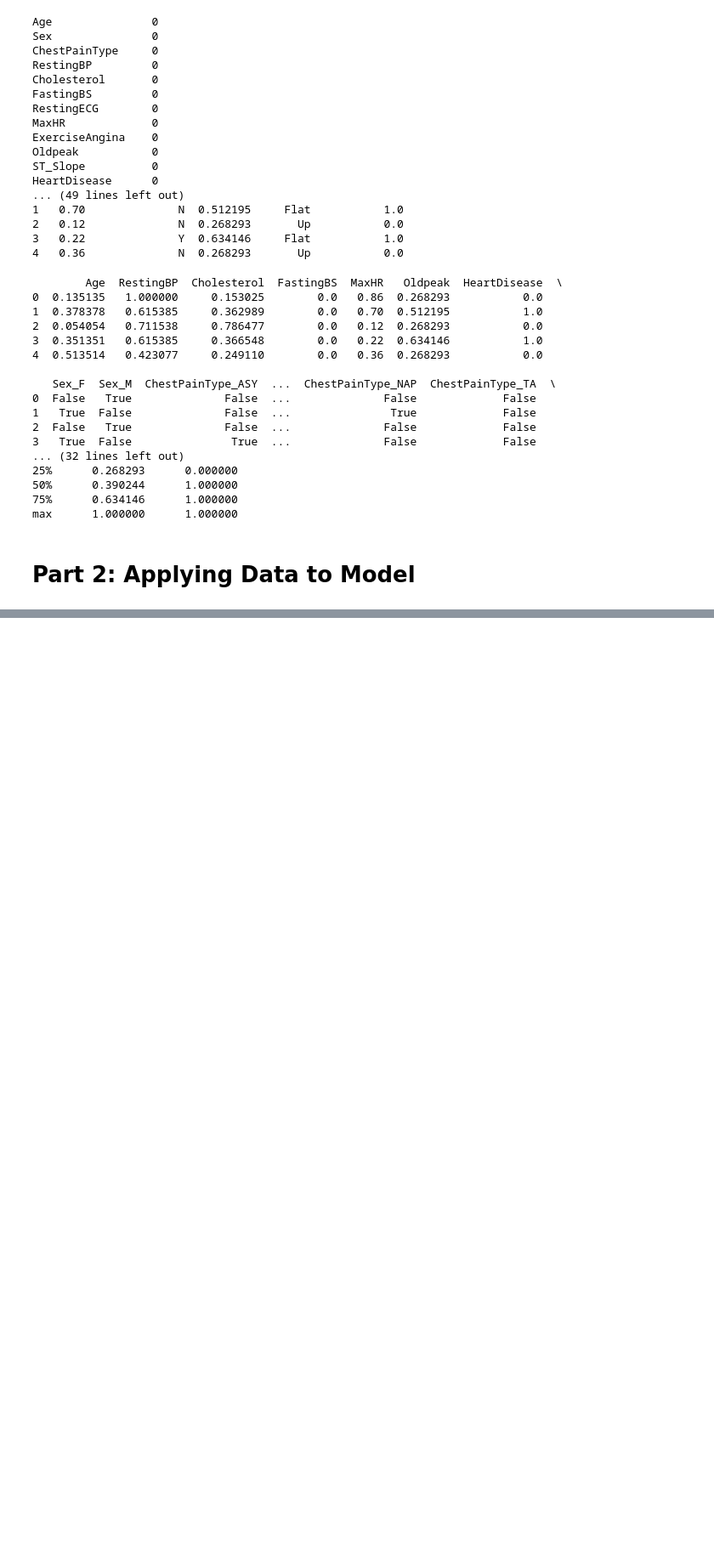
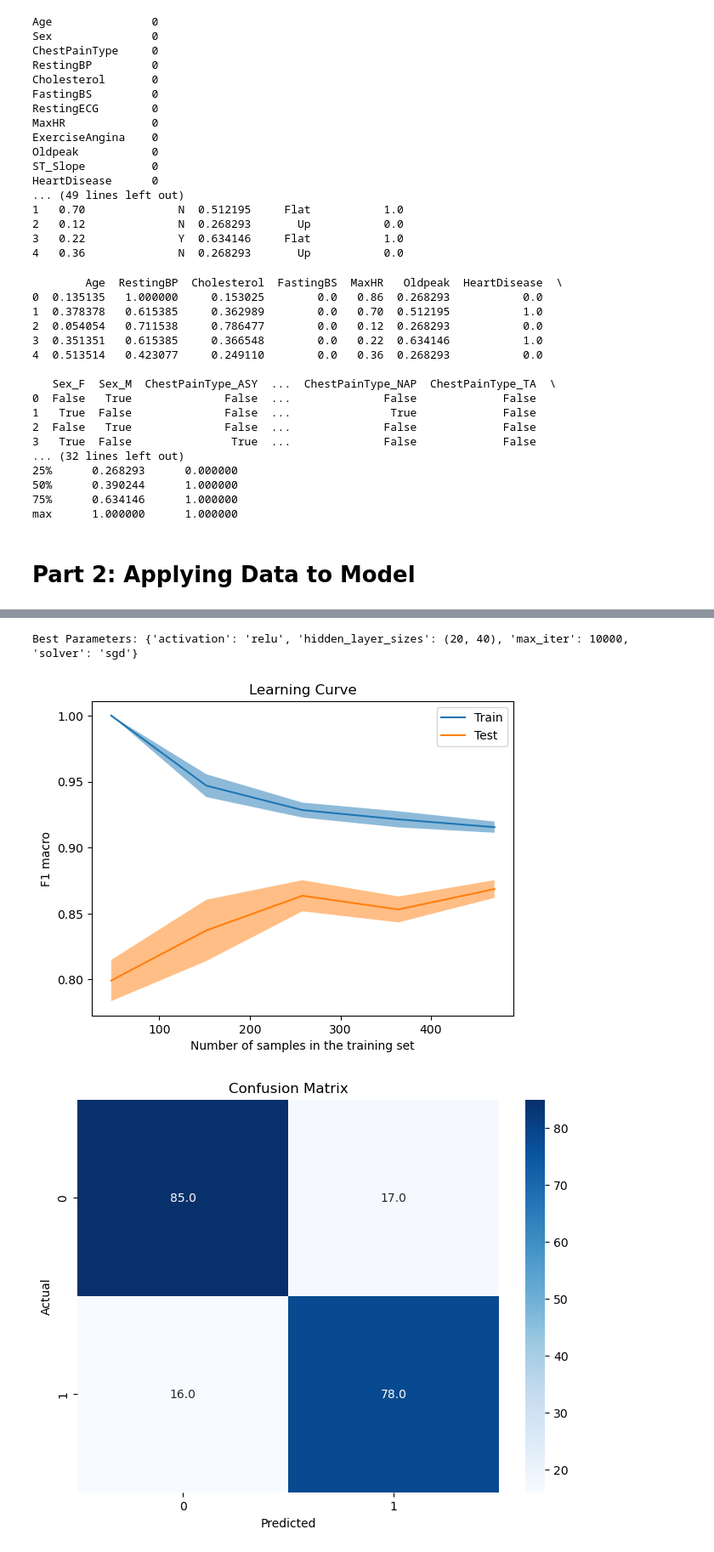
Before and after one commit to kyuhmi/4210-ml-project, a Jupyter notebook: heart_disease.ipynb, the cells around one changed output, grey strips where cells are left out. Shown at 85% size. Cells and saved outputs as stored; diff of their text form; code cells hidden in the pictures; blank space fills up the shorter version.

```diff
--- a/heart_disease.ipynb
+++ b/heart_disease.ipynb
@@ -442,0 +464,38 @@ weighted avg       0.85      0.85      0.85       196
+# %%
+from sklearn.neural_network import MLPClassifier
+from sklearn.model_selection import GridSearchCV
+
+param_grid = {
+    'hidden_layer_sizes': [(5, 10), (20, 40), (40, 20)],
+    'activation': ['relu', 'logistic'],
+    'solver': ['sgd', 'adam'],
+    'max_iter': [10000]
+}
+
+grid_search = GridSearchCV(MLPClassifier(), param_grid, cv=5, scoring='f1_macro', n_jobs=-1)
+grid_search.fit(X_train, y_train)
+
+print("Best Parameters:", grid_search.best_params_)
+print()
+
+clf = grid_search.best_estimator_
+y_pred = clf.predict(X_test)
+
+# learning curve exploration
+learning_curve(rfc, X_train, y_train)
+
+# evaluate performance so far...
+cm = confusion_matrix(y_test, y_pred)
+show_confusion_mtx(cm)
+
+# acc, prec, recall.
+acc_prec_rec(y_test, y_pred, print)
+print()
+
+# more detailed data
+print("Classification Report:")
+print(classification_report(y_test, y_pred))
+# %% [output]
+Best Parameters: {'activation': 'relu', 'hidden_layer_sizes': (20, 40), 'max_iter': 10000, 'solver': 'sgd'}
+[figure, added]
+[figure, added]
```
Also changed, not shown: parts of 5 cells of this notebook.
